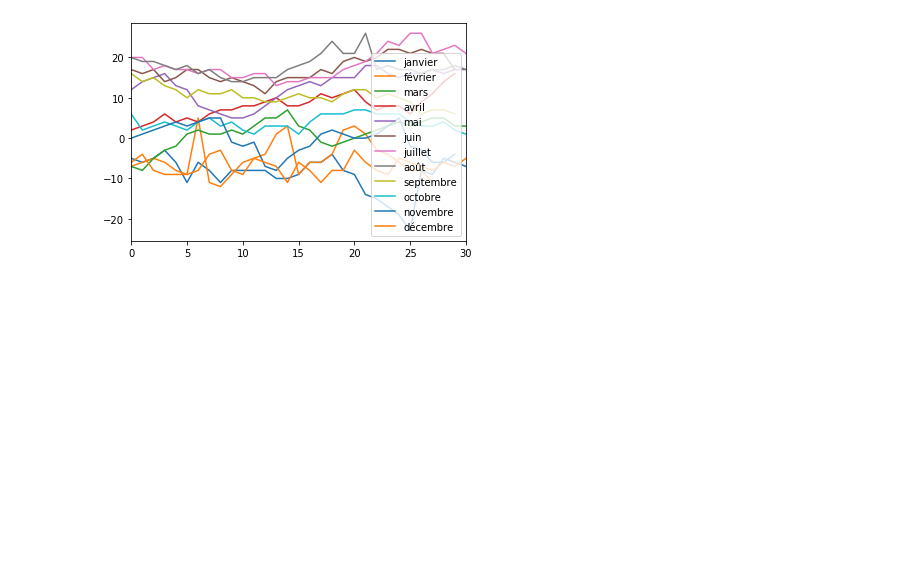
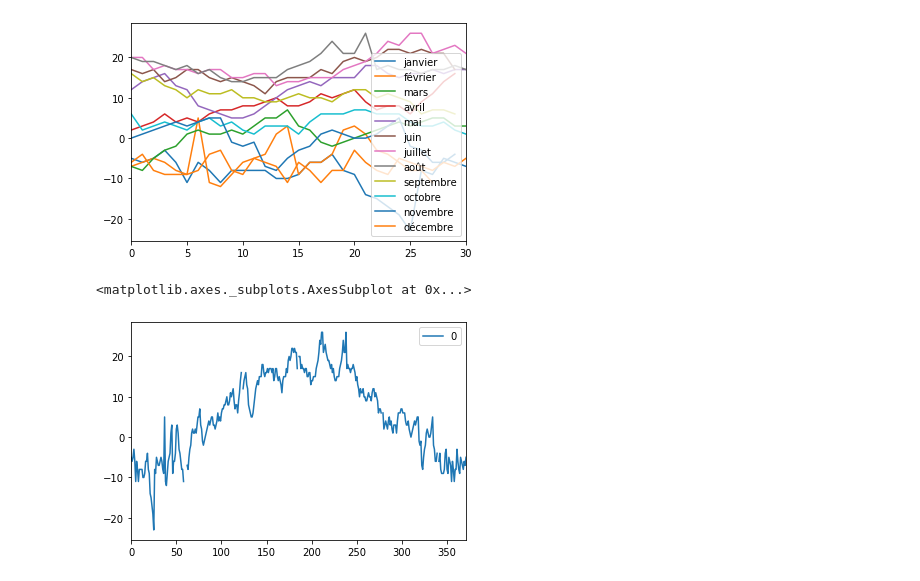
Before and after one commit to ripoul/data-quality, a Jupyter notebook: main.ipynb, the cells around one changed output. Cells and saved outputs as stored; diff of their text form; code cells hidden in the pictures; blank space fills up the shorter version.

Commit message:
:sparkles: add graph for annual temperature

```diff
--- a/main.ipynb
+++ b/main.ipynb
@@ -116,3 +117,9 @@ df.plot(kind='line')
 # %% [output]
 <matplotlib.axes._subplots.AxesSubplot at 0x...>
 [figure]
+# %%
+df_all_temp = pd.DataFrame(df.values.T.ravel().tolist())
+df_all_temp.plot(kind='line')
+# %% [output]
+<matplotlib.axes._subplots.AxesSubplot at 0x...>
+[figure, added]
```
Also changed, not shown: parts of 3 cells of this notebook.
